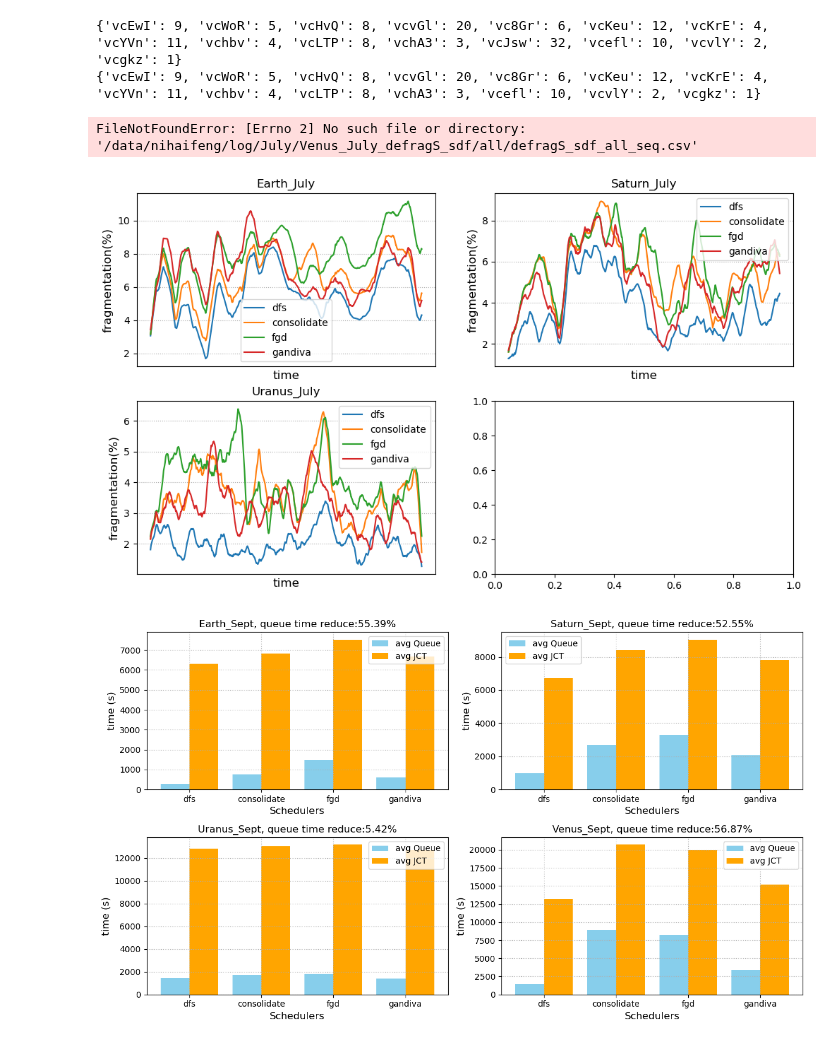
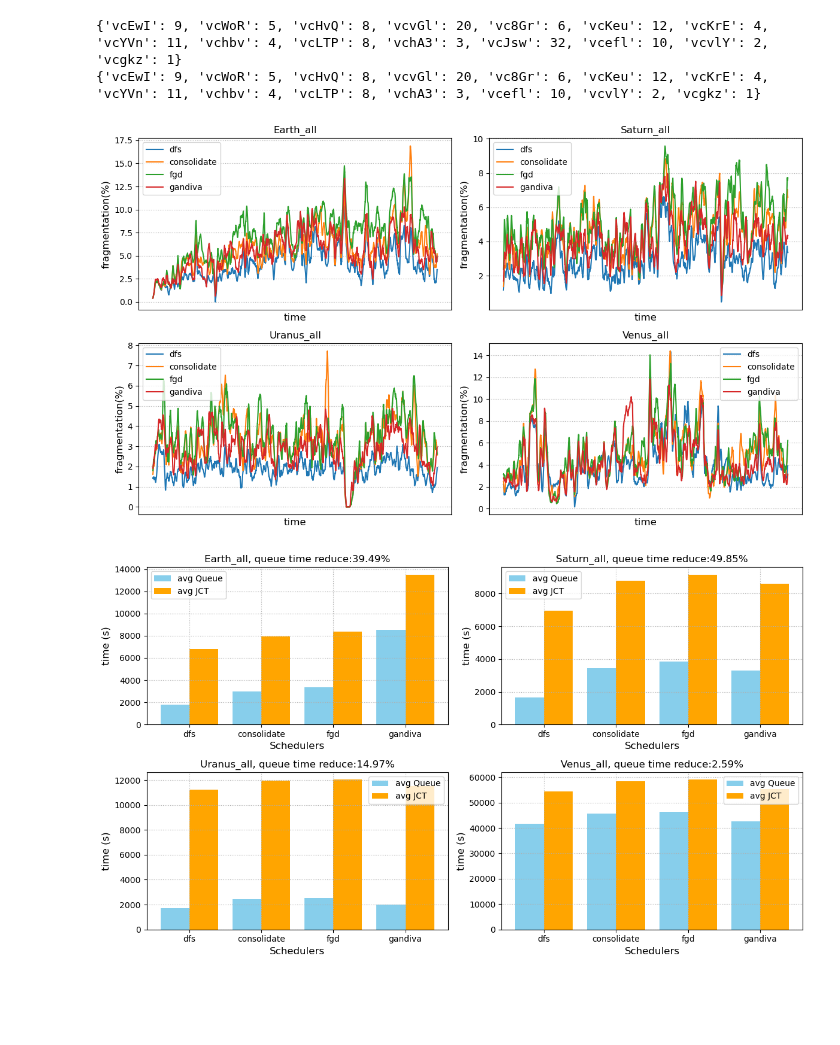
Before and after one commit to CUG-nhf/simulator, a Jupyter notebook: plot/Helios_plot.ipynb, the cells around one changed output. Saved outputs shown, nothing was run; the diff lists cells and outputs as text; code cells hidden in the pictures; blank space fills up the shorter version.

Commit message:
add 'all' month for Helios

```diff
--- a/plot/Helios_plot.ipynb
+++ b/plot/Helios_plot.ipynb
@@ -28,36 +28,35 @@ for ept in experiments:
 schedulers = ["defragS_sdf", "sjf_consolidate", "sjf_FGD", "gandiva_sjf"]
 labels = ["dfs", "consolidate", "fgd", "gandiva"]
 
-month = 'July' # June July Sept
+month = 'all' # June July Sept
 experiments = ['Earth', 'Saturn', 'Uranus', 'Venus']
 
 log_dir = f"/data/nihaifeng/log/{month}"
 window_size = 60 * 24 * 1
 
 FIG_SIZE=(12, 7)
 fig, axes = plt.subplots(2, 2, figsize=FIG_SIZE)  # 创建 2x2 的子图网格
 axes = axes.flatten()  # 将 2D 数组展开成 1D，方便索引
 
 for idx, ept in enumerate(experiments):
 	ax = axes[idx]  # 获取对应的子图
 	for i, scheduler in enumerate(schedulers):
 		df = pd.read_csv(log_dir + f'/{ept}_{month}_{scheduler}/all/{scheduler}_all_seq.csv')
 		y = df['fragmentation_ration'] * 100
 		ax.plot(df['time'], y.rolling(window=window_size).mean(), label=labels[i])
 
 	ax.set_xlabel('time', fontsize=12)
 	ax.set_title(f'{ept}_{month}', fontsize=12)
 	ax.set_xticks([])  # 隐藏 x 轴刻度
 	ax.set_ylabel('fragmentation(%)', fontsize=12)
 	ax.legend(loc='best', fontsize=10)
 	ax.grid(linestyle=':')
 
 # 调整子图间距
 plt.tight_layout()
 plt.show()
 # %% [output]
-FileNotFoundError: [Errno 2] No such file or directory: '/data/nihaifeng/log/July/Venus_July_defragS_sdf/all/defragS_sdf_all_seq.csv'
-[figure, old version]
+[figure, new version]
 # %%
 fig, axes = plt.subplots(2, 2, figsize=FIG_SIZE)  # 创建 2x2 的子图网格
 axes = axes.flatten()  # 将 2D 数组展开成 1D，方便索引
@@ -79,8 +78,9 @@ for idx, ept in enumerate(experiments):
 	ax.bar(x_indices - bar_width/2, que_list, bar_width, label='avg Queue', color='skyblue')
 	ax.bar(x_indices + bar_width/2, jct_list, bar_width, label='avg JCT', color='orange')
 
-	que_list.sort()
-	ax.set_title(f'{ept}_{month}, queue time reduce:{(que_list[1]-que_list[0])/que_list[1]*100:.2f}%', fontsize=12)
+	dfs = que_list[0]
+	tmp = que_list[1:]
+	ax.set_title(f'{ept}_{month}, queue time reduce:{(min(tmp)-dfs)/min(tmp)*100:.2f}%', fontsize=12)
 	ax.set_xlabel("Schedulers", fontsize=12)
 	ax.set_ylabel("time (s)", fontsize=12)
 	ax.set_xticks(x_indices)
@@ -92,5 +92,5 @@ for idx, ept in enumerate(experiments):
 plt.tight_layout()
 plt.show()
 # %% [output]
-[figure, old version]
+[figure, new version]
 # %%
```
Also changed, not shown: parts of 2 cells of this notebook, 2 other files.
